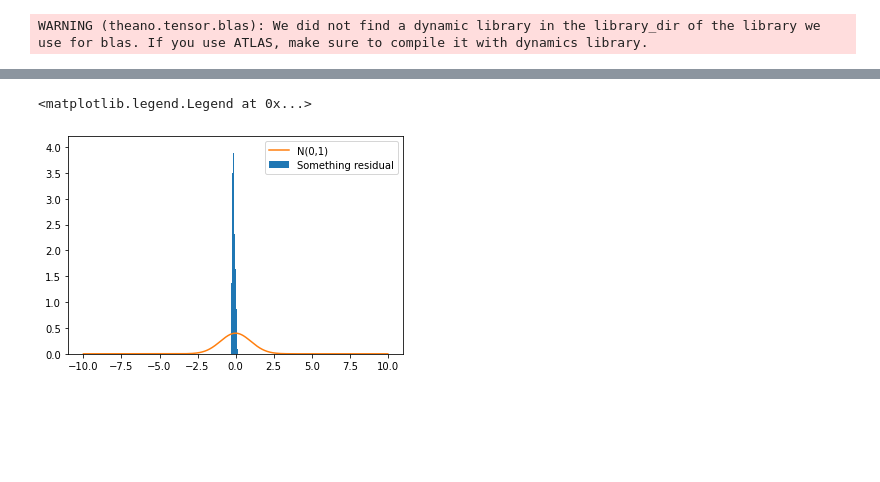
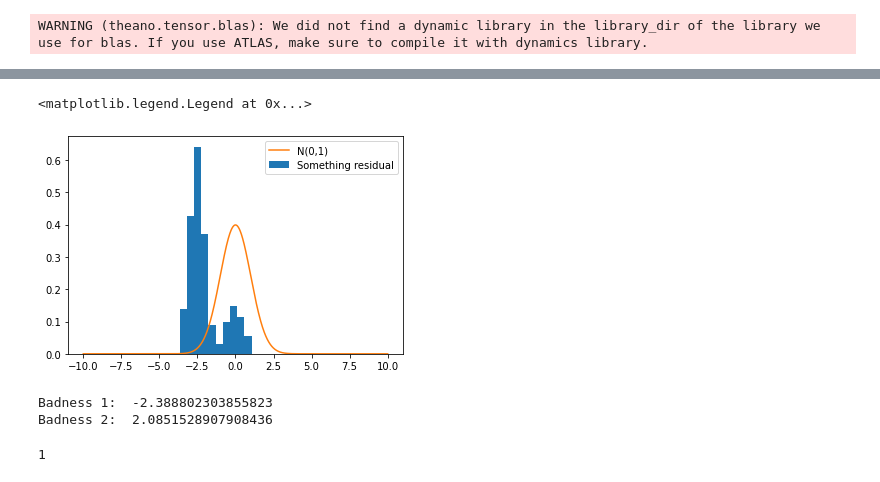
Before and after one commit to ni-phy/year4-project, a Jupyter notebook: Henry/sample_gp_fitting_2d(2).ipynb, the cells around one changed output, grey strips where cells are left out. Cells and saved outputs as stored; diff of their text form; code cells hidden in the pictures; blank space fills up the shorter version.

```diff
--- a/Henry/sample_gp_fitting_2d(2).ipynb
+++ b/Henry/sample_gp_fitting_2d(2).ipynb
@@ -30,13 +32,13 @@ https://docs.pymc.io/notebooks/posterior_predictive.html
 # %%
 ##### OPTIONS #####
 
-map = 0         # 1 - use find map, 0 - sample
-samples = 2000
-tune = 2000
+map = 1       # 1 - use find map, 0 - sample
+samples = 500
+tune = 1000
 
 errorbars = 0   # plot error bars on surface plot
 smp_rt = 2      # every nth point of true data
-num_gen = 150   # given n will produce n x n points of predictions
+num_gen = 100   # given n will produce n x n points of predictions
 
 
 
@@ -219,13 +264,28 @@ print(np.mean(np.sort(y)- vals[0,:]))
 # %%
-Z = (np.sort(y) - vals[0,:])/vals[1,:]**2
+Z = (np.sort(y) - vals[0,:])/(vals[1,:])**2
+
 
 x = np.linspace(-10,10, 1000)
 f = 1/np.sqrt(2 * np.pi) * np.exp(-1/2 * x**2)
 
 plt.hist(Z, density=True, label='Something residual')
 
 plt.plot(x,f, label='N(0,1)')
 plt.legend()
+## If I add 0.5 to all values of sigma, this fits really well. Seem to be under-predicting sigma
 # %% [output]
 <matplotlib.legend.Legend at 0x...>
-[figure, old version]
+[figure, new version]
+# %%
+
+
+print('Badness 1: ', np.mean(np.sort(y)- vals[0,:]))
+
+print('Badness 2: ',  np.abs(Z).mean())
+# %% [output]
+Badness 1:  -2.388802303855823
+Badness 2:  2.0851528907908436
+# %%
+print(map)
+# %% [output]
+1
```
Also changed, not shown: parts of 9 cells of this notebook.
